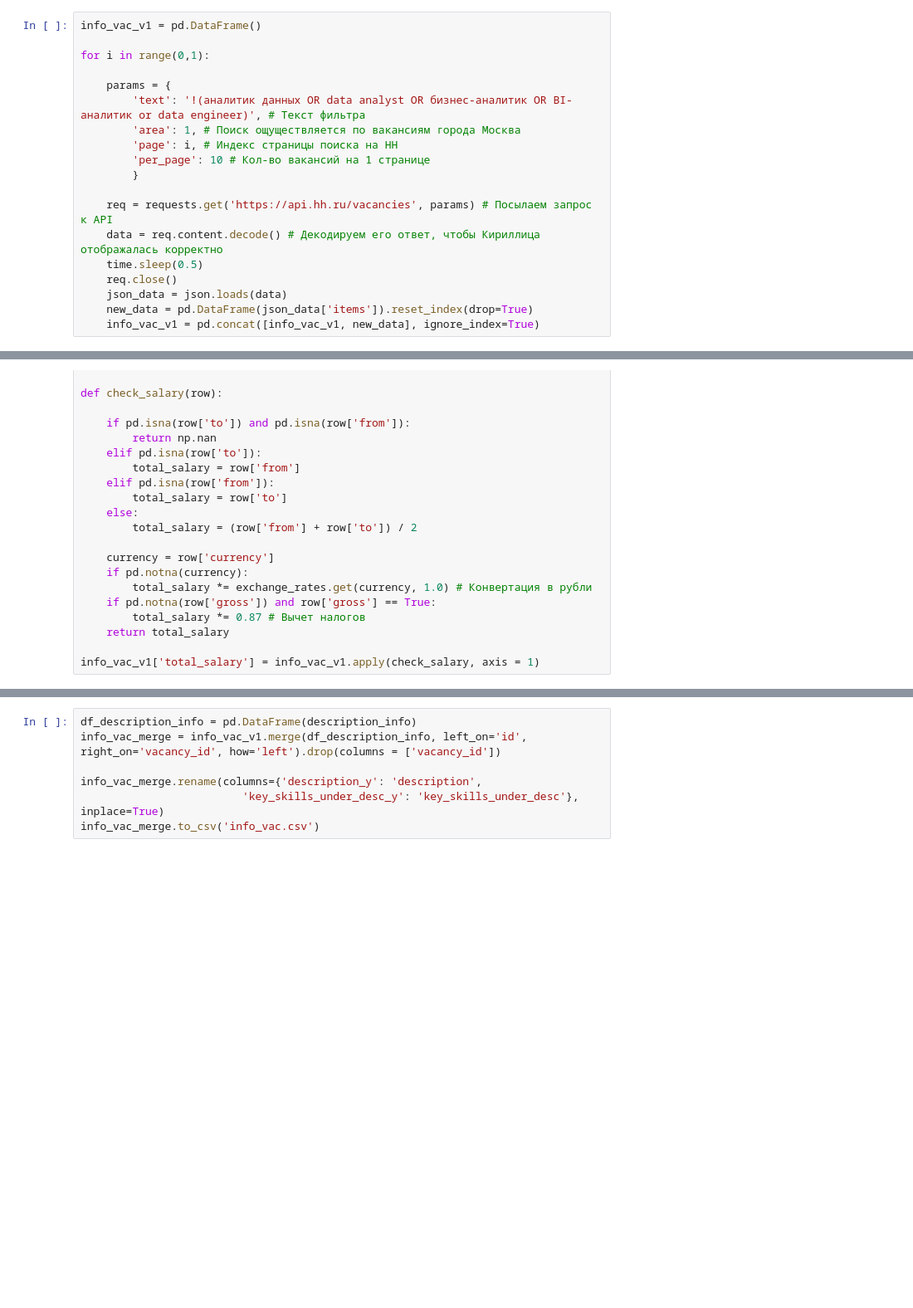
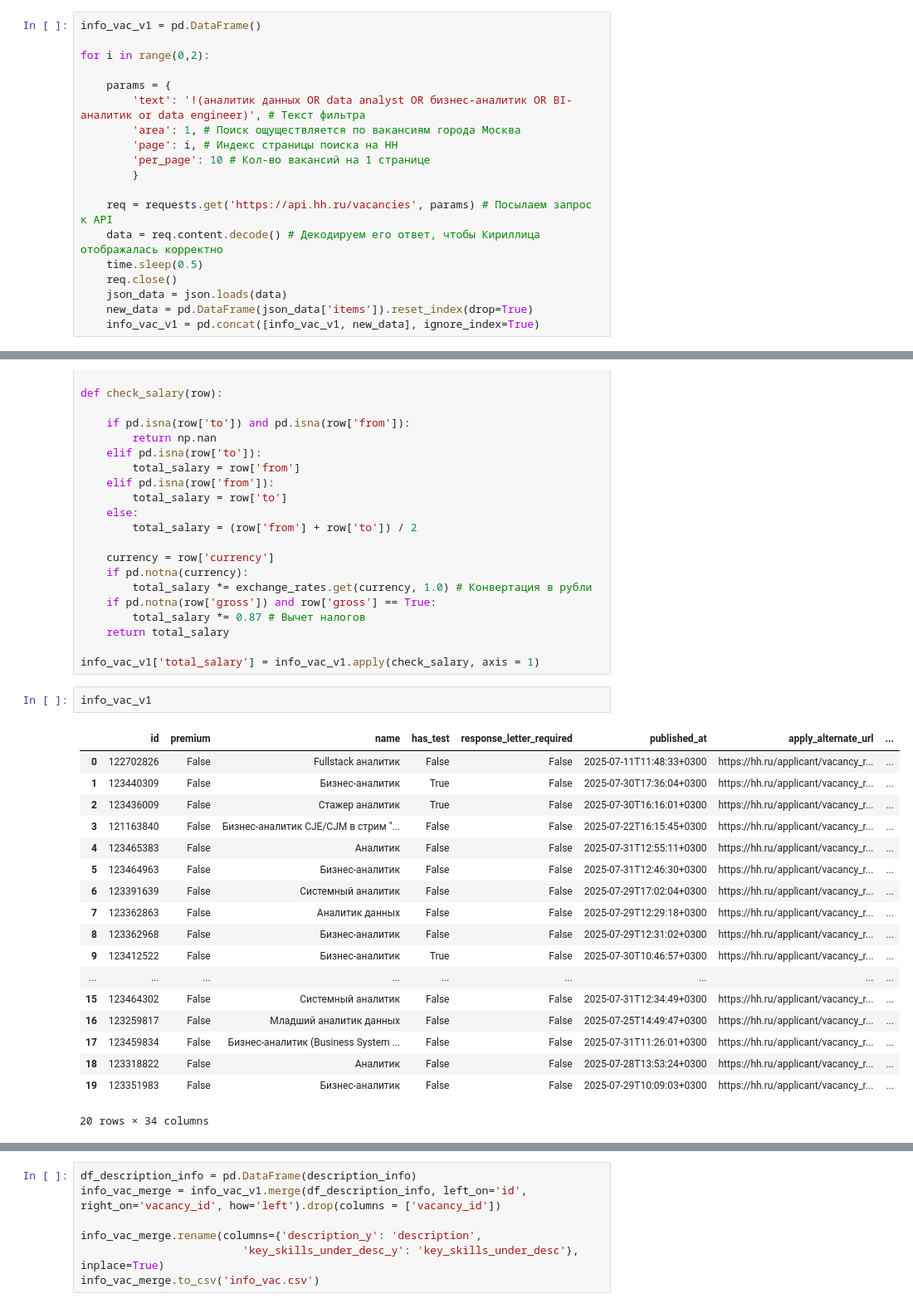
Before and after one commit to DanSikQ/parser_hh, a Jupyter notebook: parser.ipynb, the cells around one changed output, grey strips where cells are left out. Shown: that part at 83% size. Saved outputs shown, nothing was run; the diff lists cells and outputs as text; blank space fills up the shorter version.

```diff
--- a/parser.ipynb
+++ b/parser.ipynb
@@ -11,7 +12,7 @@ import psycopg2
 # %%
 info_vac_v1 = pd.DataFrame()
 
-for i in range(0,1):
+for i in range(0,2):
 
     params = {
         'text': '!(аналитик данных OR data analyst OR бизнес-аналитик OR BI-аналитик or data engineer)', # Текст фильтра
@@ -118,6 +119,27 @@ def check_salary(row):
     return total_salary
 
 info_vac_v1['total_salary'] = info_vac_v1.apply(check_salary, axis = 1)
+# %%
+info_vac_v1
+# %% [output]
+|  | id | premium | name | has_test | response_letter_required | published_at | apply_alternate_url | ... |
+| 0 | 122702826 | False | Fullstack аналитик | False | False | 2025-07-11T11:48:33+0300 | https://hh.ru/applicant/vacancy_r... | ... |
+| 1 | 123440309 | False | Бизнес-аналитик | True | False | 2025-07-30T17:36:04+0300 | https://hh.ru/applicant/vacancy_r... | ... |
+| 2 | 123436009 | False | Стажер аналитик | True | False | 2025-07-30T16:16:01+0300 | https://hh.ru/applicant/vacancy_r... | ... |
+| 3 | 121163840 | False | Бизнес-аналитик CJE/CJM в стрим "... | False | False | 2025-07-22T16:15:45+0300 | https://hh.ru/applicant/vacancy_r... | ... |
+| 4 | 123465383 | False | Аналитик | False | False | 2025-07-31T12:55:11+0300 | https://hh.ru/applicant/vacancy_r... | ... |
+| 5 | 123464963 | False | Бизнес-аналитик | False | False | 2025-07-31T12:46:30+0300 | https://hh.ru/applicant/vacancy_r... | ... |
+| 6 | 123391639 | False | Системный аналитик | False | False | 2025-07-29T17:02:04+0300 | https://hh.ru/applicant/vacancy_r... | ... |
+| 7 | 123362863 | False | Аналитик данных | False | False | 2025-07-29T12:29:18+0300 | https://hh.ru/applicant/vacancy_r... | ... |
+| 8 | 123362968 | False | Бизнес-аналитик | False | False | 2025-07-29T12:31:02+0300 | https://hh.ru/applicant/vacancy_r... | ... |
+| 9 | 123412522 | False | Бизнес-аналитик | True | False | 2025-07-30T10:46:57+0300 | https://hh.ru/applicant/vacancy_r... | ... |
+| ... | ... | ... | ... | ... | ... | ... | ... | ... |
+| 15 | 123464302 | False | Системный аналитик | False | False | 2025-07-31T12:34:49+0300 | https://hh.ru/applicant/vacancy_r... | ... |
+| 16 | 123259817 | False | Младший аналитик данных | False | False | 2025-07-25T14:49:47+0300 | https://hh.ru/applicant/vacancy_r... | ... |
+| 17 | 123459834 | False | Бизнес-аналитик (Business System ... | False | False | 2025-07-31T11:26:01+0300 | https://hh.ru/applicant/vacancy_r... | ... |
+| 18 | 123318822 | False | Аналитик | False | False | 2025-07-28T13:53:24+0300 | https://hh.ru/applicant/vacancy_r... | ... |
+| 19 | 123351983 | False | Бизнес-аналитик | False | False | 2025-07-29T10:09:03+0300 | https://hh.ru/applicant/vacancy_r... | ... |
+20 rows × 34 columns
 # %%
 description_info = []
 for id in info_vac_v1['id']:
```
Also changed, not shown: parts of 7 cells of this notebook, 9 other files.
